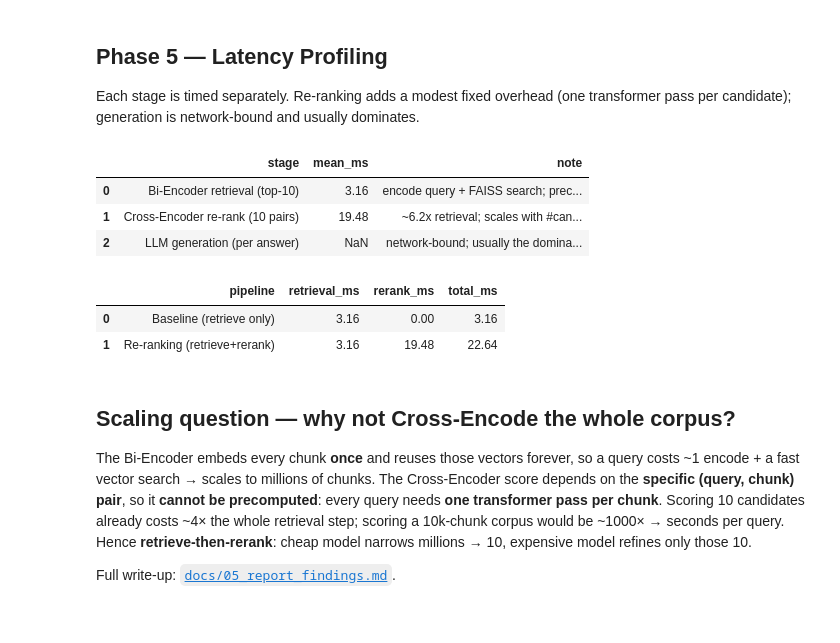
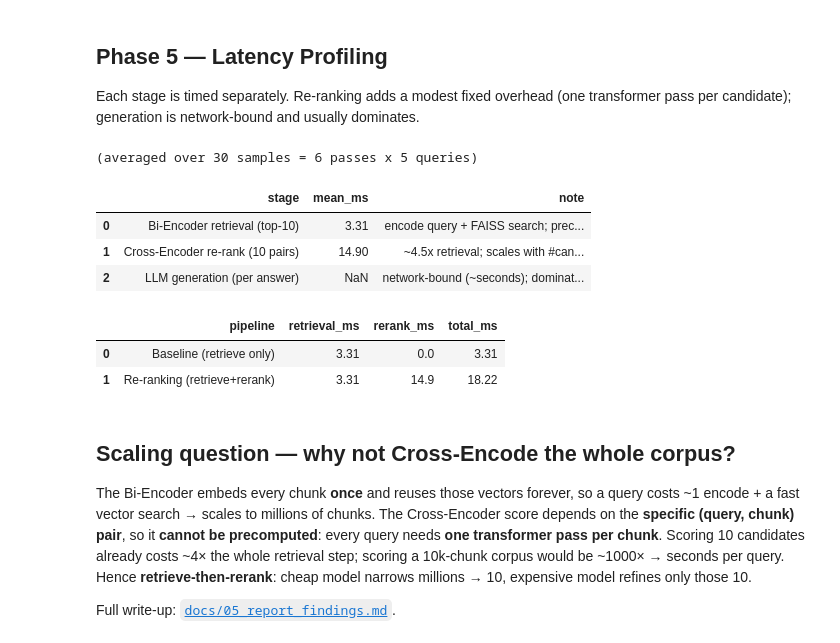
Before and after one commit to shravanikalmali/LMA_A1, a Jupyter notebook: notebooks/RAG_Baseline_vs_Reranking.ipynb, the cells around one changed output. Drawn from its saved outputs; the diff is of its cells as text; code cells hidden in the pictures.

Commit message:
re run results

```diff
--- a/notebooks/RAG_Baseline_vs_Reranking.ipynb
+++ b/notebooks/RAG_Baseline_vs_Reranking.ipynb
@@ -280,33 +280,41 @@ Paste the *actual* answers you see into your report and describe the difference
 Each stage is timed separately. Re-ranking adds a modest fixed overhead (one transformer pass per candidate); generation is network-bound and usually dominates.
 # %%
 import numpy as np
-# Re-measure retrieval & rerank over several passes (drop a warm-up pass).
+# Re-measure retrieval & re-rank over several passes for a stable mean.
+# 8 passes total; the first 2 (warm-up) are discarded.
 ret_ms, rer_ms = [], []
-for _ in range(4):
+PASSES = 8
+for p in range(PASSES):
     for q in FAILURE_QUERIES:
         res = pipeline.run_query(q["query"], retriever, reranker_model, generate=False)
-        ret_ms.append(res["timings"]["retrieve_s"]*1000)
-        rer_ms.append(res["timings"]["rerank_s"]*1000)
-ret_ms, rer_ms = ret_ms[len(FAILURE_QUERIES):], rer_ms[len(FAILURE_QUERIES):]
+        if p >= 2:                      # drop 2 warm-up passes
+            ret_ms.append(res["timings"]["retrieve_s"]*1000)
+            rer_ms.append(res["timings"]["rerank_s"]*1000)
 
-# Generation timings gathered above (if the LLM cells were run).
-gen_ms = [res["timings"].get("generate_baseline_s", np.nan)*1000
-          for res in results.values() if "generate_baseline_s" in res["timings"]]
+# Generation timing: pull from cached run_results.json if present (network-bound).
+import json
+_cache = json.loads((config.RESULTS_DIR/"run_results.json").read_text()) \
+         if (config.RESULTS_DIR/"run_results.json").exists() else {}
+gen_ms = [v["timings"].get("generate_baseline_s", 0)*1000 for v in _cache.values()
+          if v.get("timings", {}).get("generate_baseline_s")]
 
 latency = pd.DataFrame([
     {"stage": "Bi-Encoder retrieval (top-10)", "mean_ms": round(np.mean(ret_ms),2),
      "note": "encode query + FAISS search; precomputed index"},
     {"stage": "Cross-Encoder re-rank (10 pairs)", "mean_ms": round(np.mean(rer_ms),2),
      "note": f"~{np.mean(rer_ms)/np.mean(ret_ms):.1f}x retrieval; scales with #candidates"},
-    {"stage": "LLM generation (per answer)", "mean_ms": round(np.nanmean(gen_ms),1) if gen_ms else None,
-     "note": "network-bound; usually the dominant term"},
+    {"stage": "LLM generation (per answer)",
+     "mean_ms": round(np.mean(gen_ms),0) if gen_ms else None,
+     "note": "network-bound (~seconds); dominates end-to-end latency"},
 ])
+print(f"(averaged over {len(ret_ms)} samples = 6 passes x {len(FAILURE_QUERIES)} queries)")
 latency
 # %% [output]
+(averaged over 30 samples = 6 passes x 5 queries)
 |  | stage | mean_ms | note |
-| 0 | Bi-Encoder retrieval (top-10) | 3.16 | encode query + FAISS search; prec... |
-| 1 | Cross-Encoder re-rank (10 pairs) | 19.48 | ~6.2x retrieval; scales with #can... |
-| 2 | LLM generation (per answer) | NaN | network-bound; usually the domina... |
+| 0 | Bi-Encoder retrieval (top-10) | 3.31 | encode query + FAISS search; prec... |
+| 1 | Cross-Encoder re-rank (10 pairs) | 14.90 | ~4.5x retrieval; scales with #can... |
+| 2 | LLM generation (per answer) | NaN | network-bound (~seconds); dominat... |
 # %%
 # Baseline pipeline vs Re-ranking pipeline (retrieval-side, matching the assignment table)
 compare = pd.DataFrame([
@@ -318,8 +326,8 @@ compare = pd.DataFrame([
 compare
 # %% [output]
 |  | pipeline | retrieval_ms | rerank_ms | total_ms |
-| 0 | Baseline (retrieve only) | 3.16 | 0.00 | 3.16 |
-| 1 | Re-ranking (retrieve+rerank) | 3.16 | 19.48 | 22.64 |
+| 0 | Baseline (retrieve only) | 3.31 | 0.0 | 3.31 |
+| 1 | Re-ranking (retrieve+rerank) | 3.31 | 14.9 | 18.22 |
 # %% [markdown]
 ## Scaling question — why not Cross-Encode the whole corpus?
 
```
Also changed, not shown: 4 other files.
